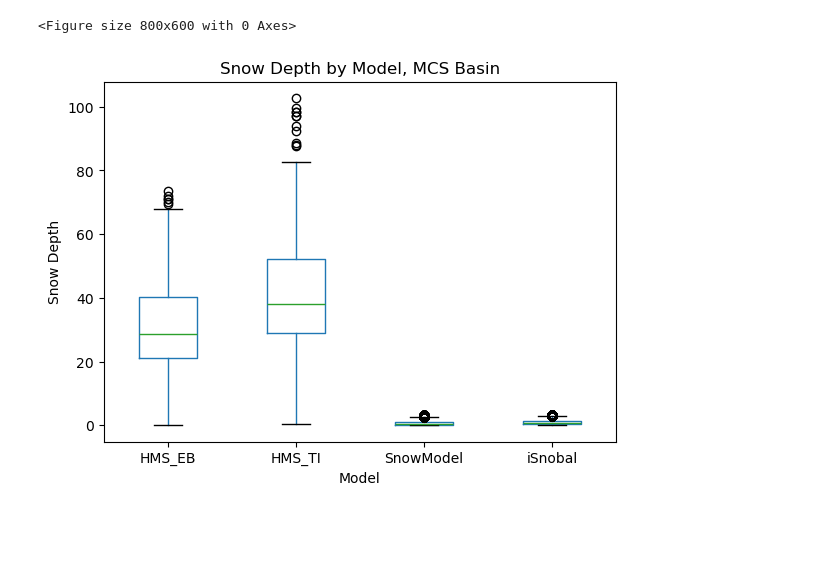
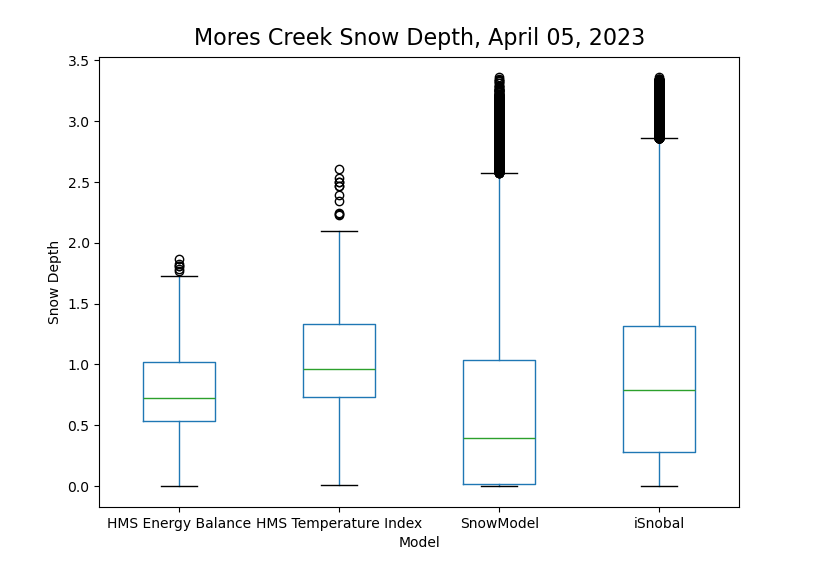
Before and after one commit to naniciafone/SIRO, a Jupyter notebook: notebooks/Model_compare.ipynb, the cells around one changed output. Cells and saved outputs as stored; diff of their text form; code cells hidden in the pictures; blank space fills up the shorter version.

Commit message:
updates to model compare

```diff
--- a/notebooks/Model_compare.ipynb
+++ b/notebooks/Model_compare.ipynb
@@ -34,6 +45,10 @@ with rasterio.open(HMS_EB) as src:
                 # Include model in output filename
     out_path = os.path.join(modeled, "HMS_EB_inches.tif")
     profile = src.profile
+    profile.update(
+        dtype=rasterio.float32,
+        nodata= -9999
+    )
     with rasterio.open(out_path, "w", **profile) as dest:
             dest.write(out_raster.astype("float32"), 1)
 
@@ -43,6 +58,10 @@ with rasterio.open(HMS_TI) as src:
                 # Include model in output filename
     out_path = os.path.join(modeled, "HMS_TI_inches.tif")
     profile = src.profile
+    profile.update(
+        dtype=rasterio.float32,
+        nodata= -9999
+    )
     with rasterio.open(out_path, "w", **profile) as dest:
             dest.write(out_raster.astype("float32"), 1)
 # %%
@@ -80,7 +97,7 @@ for model, raster_list in rasters.items():
         })
 
         # Include model in output filename
-        out_name = os.path.basename(raster).replace(".tif", f"_{model}_MCS.tif")
+        out_name = f"{model}_MCS.tif"
         out_path = os.path.join(out_dir, out_name)
 
         with rasterio.open(out_path, "w", **out_meta) as dest:
@@ -111,14 +128,14 @@ stats_df.to_csv(stats_csv, index=False)
 outputs = os.path.join(dir, "outputs")
 
 rasters = {
-    "HMS_EB": glob.glob(os.path.join(outputs, "*EB_snow_depth*.tif")),
-    "HMS_TI": glob.glob(os.path.join(outputs, "*TI_snow_depth*.tif")),
-    "iSnobal": glob.glob(os.path.join(outputs, "*thickness*.tif")),
-    "SnowModel": glob.glob(os.path.join(outputs, "*snod*.tif")),
+    "HMS Energy Balance": glob.glob(os.path.join(outputs, "*EB*.tif")),
+    "HMS Temperature Index": glob.glob(os.path.join(outputs, "*TI*.tif")),
+    "iSnobal": glob.glob(os.path.join(outputs, "*iSnobal*.tif")),
+    "SnowModel": glob.glob(os.path.join(outputs, "*SnowModel*.tif")),
 }
 # %%
 # Pick the first raster from each model (for plotting)
-fig, axes = plt.subplots(2, 2, figsize=(12, 10))
+fig, axes = plt.subplots(2, 2, figsize=(8, 10))
 axes = axes.flatten()  # flatten to 1D array for easy looping
 
 for i, (model, raster_list) in enumerate(rasters.items()):
@@ -133,6 +150,16 @@ for i, (model, raster_list) in enumerate(rasters.items()):
     axes[i].axis("off")
 
 # Add colorbar
-fig.colorbar(im, ax=axes, orientation="vertical", fraction=0.02, pad=0.04, label="Snow Depth")
+fig.colorbar(im, ax=axes, orientation="vertical", fraction=0.02, label="Snow Depth")
+fig.suptitle(f"Mores Creek Snow Depth, {date_obj.strftime('%B %d, %Y')}", fontsize=16,  y=0.95)
+
+fig.subplots_adjust(
+    wspace=0.05,
+    hspace=0.06,
+    right=0.88
+    #top=0.90
+)
+
+plt.savefig(os.path.join(outputs, "Basin_models.png"), dpi=300, bbox_inches="tight")
 
 plt.show()
@@ -157,17 +182,3 @@ for model, raster_list in rasters.items():
         dfs.append(df)
 
 all_data = pd.concat(dfs, ignore_index=True)
-# %%
-plt.figure(figsize=(8, 6))
-all_data.boxplot(column="value", by="Model", grid=False)  # make sure column name matches
-plt.ylabel("Snow Depth")
-plt.title("Snow Depth by Model, MCS Basin")
-plt.suptitle("")  # remove automatic title
-
-# Save figure before showing
-plt.savefig(os.path.join(outputs, "raster_boxplot.png"), dpi=300, bbox_inches="tight")
-
-plt.show()
-# %% [output]
-<Figure size 800x600 with 0 Axes>
-[figure, removed]
@@ -177,0 +185,15 @@ plt.savefig(os.path.join(outputs, "raster_boxplot.png"), dpi=300, bbox_inches="t
+# %%
+fig, ax = plt.subplots(figsize=(8, 6))
+all_data.boxplot(column="value", by="Model", ax=ax, grid=False)
+
+# Remove the default 'by' title
+ax.set_title("")
+
+# Figure-level title
+fig.suptitle(f"Mores Creek Snow Depth, {date_obj.strftime('%B %d, %Y')}", fontsize=16, y=0.95)
+ax.set_ylabel("Snow Depth")
+
+plt.savefig(os.path.join(outputs, "raster_boxplot.png"), dpi=300, bbox_inches="tight")
+plt.show()
+# %% [output]
+[figure, added]
```
Also changed, not shown: parts of 6 cells of this notebook.
